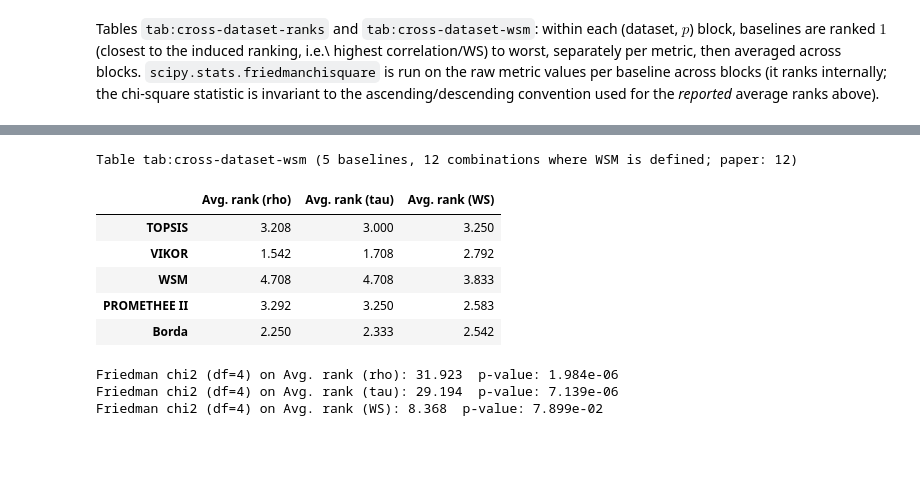
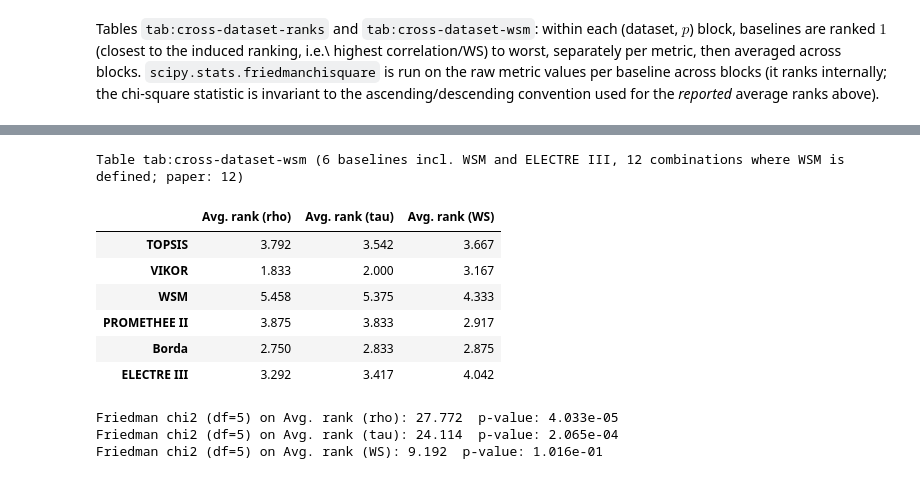
Before and after one commit to elsedik-lamini/IQIS_MCDM_0826, a Jupyter notebook: reproducibility.ipynb, the cells around one changed output, grey strips where cells are left out. Saved outputs shown, nothing was run; the diff lists cells and outputs as text; code cells hidden in the pictures; blank space fills up the shorter version.

```diff
--- a/reproducibility.ipynb
+++ b/reproducibility.ipynb
@@ -1190,7 +1448,8 @@ Table `tab:qs-comparison`: full agreement table (all four $p$, all five
 baselines). Unlike Karsak (2012), all six QS criteria are non-negative SCORE
 values, so WSM's sum-normalization succeeds here (no skipped baseline).
 # %%
-qs_agreement = {p: agreement_table(r, QS_X, QS_DIRECTIONS) for p, r in qs_results.items()}
+_qs_scores = score_cache(QS_X, QS_DIRECTIONS)  # ELECTRE III alone takes ~1 minute on N=690; compute once
+qs_agreement = {p: agreement_table(r, QS_X, QS_DIRECTIONS, baselines=_qs_scores) for p, r in qs_results.items()}
 qs_comparison = pd.concat(qs_agreement, names=["p", "Method"])
 print("Table tab:qs-comparison")
 display(qs_comparison)
@@ -1320,7 +1579,8 @@ negative for a majority of players; pymcdm's WSM implementation requires a
 strictly positive input matrix). `agreement_table` prints a `[skipped]` line
 rather than silently omitting it.
 # %%
-nba_agreement = {p: agreement_table(r, NBA_X, NBA_DIRECTIONS) for p, r in nba_results.items()}
+_nba_scores = score_cache(NBA_X, NBA_DIRECTIONS)
+nba_agreement = {p: agreement_table(r, NBA_X, NBA_DIRECTIONS, baselines=_nba_scores) for p, r in nba_results.items()}
 nba_comparison = pd.concat(nba_agreement, names=["p", "Method"])
 print("Table tab:nba-comparison")
 display(nba_comparison)
@@ -1645,20 +1906,22 @@ def average_ranks_and_friedman(long_df, metric_col, baselines):
     chi2, pval = friedmanchisquare(*[wide[b].to_numpy() for b in baselines])
     return avg_rank, chi2, pval, wide
 
-BASELINES_4 = ["TOPSIS", "VIKOR", "PROMETHEE II", "Borda"]
+BASELINES_5E = ["TOPSIS", "VIKOR", "PROMETHEE II", "Borda", "ELECTRE III"]
 metrics = [("Spearman rho", "Avg. rank (rho)"), ("Kendall tau", "Avg. rank (tau)"), ("WS", "Avg. rank (WS)")]
 
-rows = {b: {} for b in BASELINES_4}
+rows = {b: {} for b in BASELINES_5E}
 friedman_row = {}
+wide_by_metric = {}
 for metric_col, out_col in metrics:
-    avg_rank, chi2, pval, _ = average_ranks_and_friedman(cross_dataset_long, metric_col, BASELINES_4)
-    for b in BASELINES_4:
+    avg_rank, chi2, pval, wide = average_ranks_and_friedman(cross_dataset_long, metric_col, BASELINES_5E)
+    wide_by_metric[metric_col] = wide
+    for b in BASELINES_5E:
         rows[b][out_col] = round(float(avg_rank[b]), 3)
     friedman_row[out_col] = (round(chi2, 3), pval)
 
 cross_dataset_ranks = pd.DataFrame(rows).T
-print("Table tab:cross-dataset-ranks (4 baselines, all 16 combinations)")
+print("Table tab:cross-dataset-ranks (5 baselines incl. ELECTRE III, all 16 combinations)")
 display(cross_dataset_ranks)
 for out_col, (chi2, pval) in friedman_row.items():
-    print(f"Friedman chi2 (df=3) on {out_col}: {chi2}  p-value: {pval:.3e}")
+    print(f"Friedman chi2 (df=4) on {out_col}: {chi2}  p-value: {pval:.3e}")
 # %% [output]
@@ -1673,0 +1944,9 @@ Friedman chi2 (df=3) on Avg. rank (WS): 4.981  p-value: 1.732e-01
+# %%
+import scikit_posthocs as sp
+
+nemenyi_5e = {metric_col: sp.posthoc_nemenyi_friedman(wide_by_metric[metric_col].to_numpy())
+              for metric_col, _ in metrics}
+for metric_col, _ in metrics:
+    nemenyi_5e[metric_col].index = nemenyi_5e[metric_col].columns = BASELINES_5E
+print("Nemenyi pairwise adjusted p-values, Spearman rho (5 baselines, 16 combinations):")
+display(nemenyi_5e["Spearman rho"].round(4))
@@ -1674,28 +1961,31 @@ Friedman chi2 (df=3) on Avg. rank (WS): 4.981  p-value: 1.732e-01
 # %%
-BASELINES_5_ORDER = ["TOPSIS", "VIKOR", "WSM", "PROMETHEE II", "Borda"]
-rows = {b: {} for b in BASELINES_5_ORDER}
+BASELINES_6E = ["TOPSIS", "VIKOR", "WSM", "PROMETHEE II", "Borda", "ELECTRE III"]
+rows = {b: {} for b in BASELINES_6E}
 friedman_row_wsm = {}
 n_blocks_wsm = None
+wide_by_metric_6e = {}
 for metric_col, out_col in metrics:
-    avg_rank, chi2, pval, wide = average_ranks_and_friedman(cross_dataset_long, metric_col, BASELINES_5_ORDER)
+    avg_rank, chi2, pval, wide = average_ranks_and_friedman(cross_dataset_long, metric_col, BASELINES_6E)
+    wide_by_metric_6e[metric_col] = wide
     n_blocks_wsm = wide.shape[0]
-    for b in BASELINES_5_ORDER:
+    for b in BASELINES_6E:
         rows[b][out_col] = round(float(avg_rank[b]), 3)
     friedman_row_wsm[out_col] = (round(chi2, 3), pval)
 
 cross_dataset_wsm = pd.DataFrame(rows).T
-print(f"Table tab:cross-dataset-wsm (5 baselines, {n_blocks_wsm} combinations where WSM is defined; paper: 12)")
+print(f"Table tab:cross-dataset-wsm (6 baselines incl. WSM and ELECTRE III, {n_blocks_wsm} combinations where WSM is defined; paper: 12)")
 display(cross_dataset_wsm)
 for out_col, (chi2, pval) in friedman_row_wsm.items():
-    print(f"Friedman chi2 (df=4) on {out_col}: {chi2}  p-value: {pval:.3e}")
+    print(f"Friedman chi2 (df=5) on {out_col}: {chi2}  p-value: {pval:.3e}")
 # %% [output]
-Table tab:cross-dataset-wsm (5 baselines, 12 combinations where WSM is defined; paper: 12)
+Table tab:cross-dataset-wsm (6 baselines incl. WSM and ELECTRE III, 12 combinations where WSM is defined; paper: 12)
 |  | Avg. rank (rho) | Avg. rank (tau) | Avg. rank (WS) |
-| TOPSIS | 3.208 | 3.000 | 3.250 |
-| VIKOR | 1.542 | 1.708 | 2.792 |
-| WSM | 4.708 | 4.708 | 3.833 |
-| PROMETHEE II | 3.292 | 3.250 | 2.583 |
-| Borda | 2.250 | 2.333 | 2.542 |
+| TOPSIS | 3.792 | 3.542 | 3.667 |
+| VIKOR | 1.833 | 2.000 | 3.167 |
+| WSM | 5.458 | 5.375 | 4.333 |
+| PROMETHEE II | 3.875 | 3.833 | 2.917 |
+| Borda | 2.750 | 2.833 | 2.875 |
+| ELECTRE III | 3.292 | 3.417 | 4.042 |
-Friedman chi2 (df=4) on Avg. rank (rho): 31.923  p-value: 1.984e-06
-Friedman chi2 (df=4) on Avg. rank (tau): 29.194  p-value: 7.139e-06
-Friedman chi2 (df=4) on Avg. rank (WS): 8.368  p-value: 7.899e-02
+Friedman chi2 (df=5) on Avg. rank (rho): 27.772  p-value: 4.033e-05
+Friedman chi2 (df=5) on Avg. rank (tau): 24.114  p-value: 2.065e-04
+Friedman chi2 (df=5) on Avg. rank (WS): 9.192  p-value: 1.016e-01
```
Also changed, not shown: parts of 39 cells of this notebook, 7 other files.
